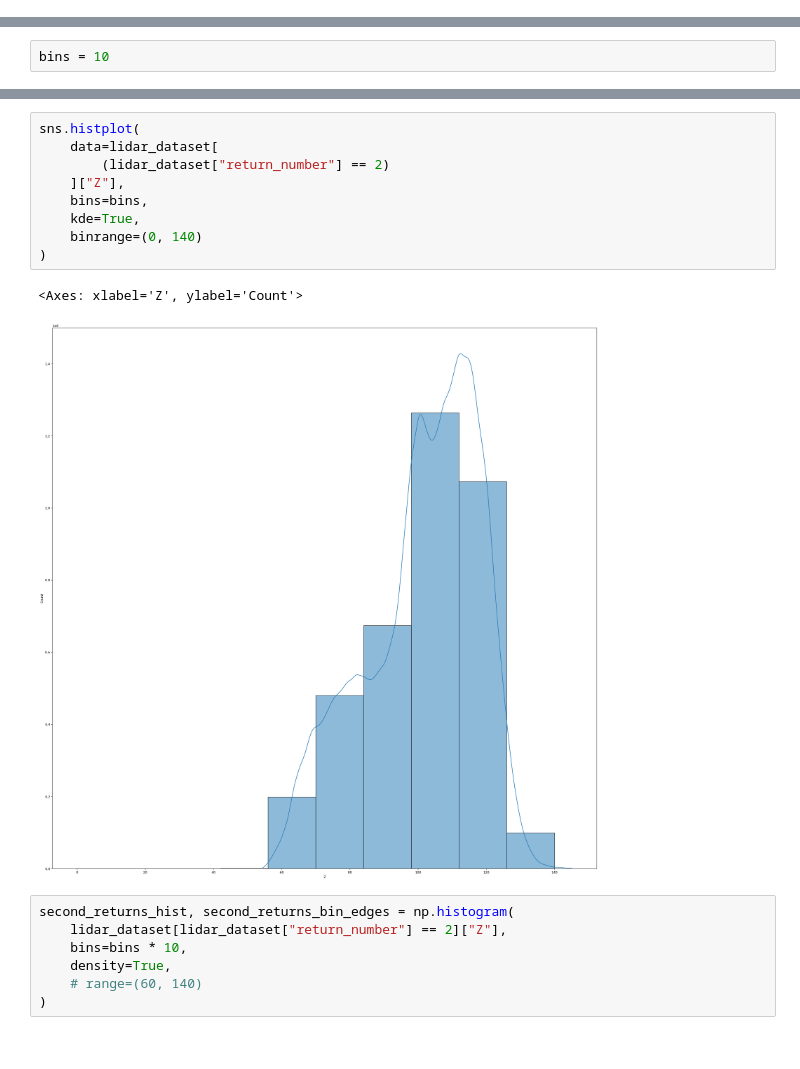
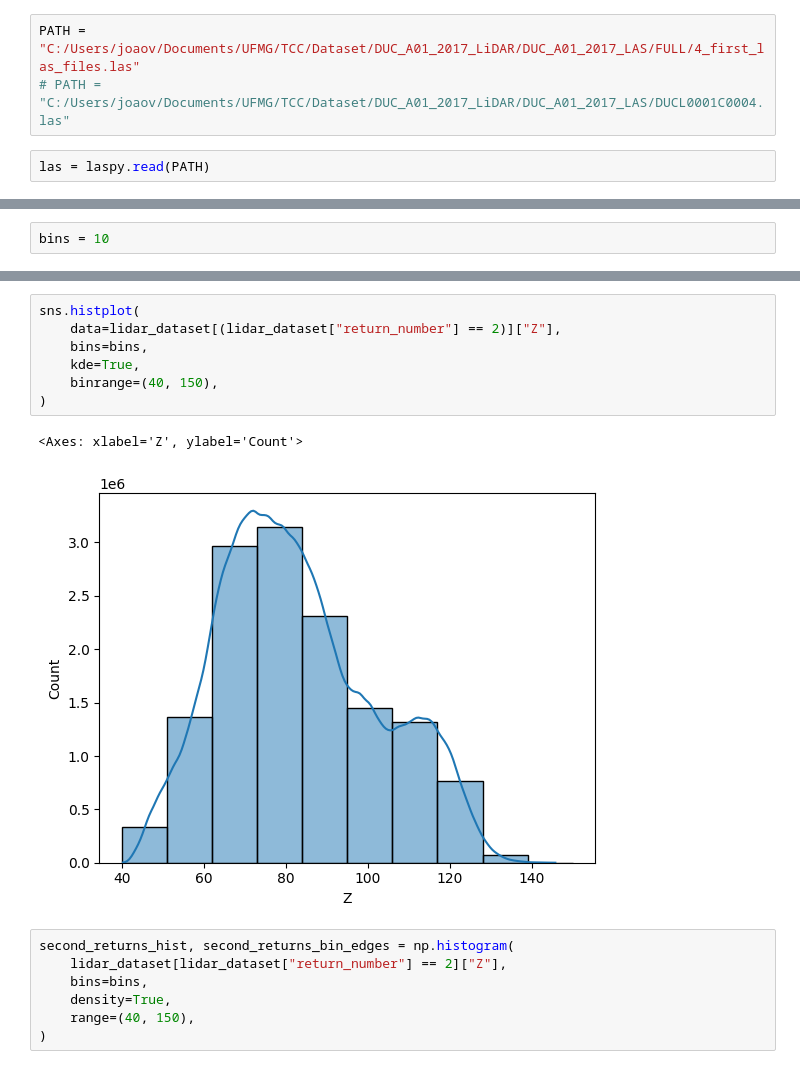
Before and after one commit to joaovictordecastroa/canopyEstimation, a Jupyter notebook: src/features.ipynb, the cells around one changed output, grey strips where cells are left out. Drawn from its saved outputs; the diff is of its cells as text.

```diff
--- a/src/features.ipynb
+++ b/src/features.ipynb
@@ -17,3 +16,8 @@ las = laspy.read(
+# %%
+PATH = "C:/Users/joaov/Documents/UFMG/TCC/Dataset/DUC_A01_2017_LiDAR/DUC_A01_2017_LAS/FULL/4_first_las_files.las"
+# PATH = "C:/Users/joaov/Documents/UFMG/TCC/Dataset/DUC_A01_2017_LiDAR/DUC_A01_2017_LAS/DUCL0001C0004.las"
+# %%
+las = laspy.read(PATH)
 # %%
 lidar_data = np.vstack(
     (
@@ -121,21 +140,19 @@ first_returns_hist, first_returns_bin_edges
 # %%
 sns.histplot(
-    data=lidar_dataset[
-        (lidar_dataset["return_number"] == 2)
-    ]["Z"],
+    data=lidar_dataset[(lidar_dataset["return_number"] == 2)]["Z"],
     bins=bins,
     kde=True,
-    binrange=(0, 140)
+    binrange=(40, 150),
 )
 # %% [output]
 <Axes: xlabel='Z', ylabel='Count'>
-[figure, old version]
+[figure, new version]
 # %%
 second_returns_hist, second_returns_bin_edges = np.histogram(
     lidar_dataset[lidar_dataset["return_number"] == 2]["Z"],
-    bins=bins * 10,
+    bins=bins,
     density=True,
-    # range=(60, 140)
+    range=(40, 150),
 )
 # %%
 second_returns_hist, second_returns_bin_edges
```
Also changed, not shown: parts of 24 cells of this notebook, 1 other file.
